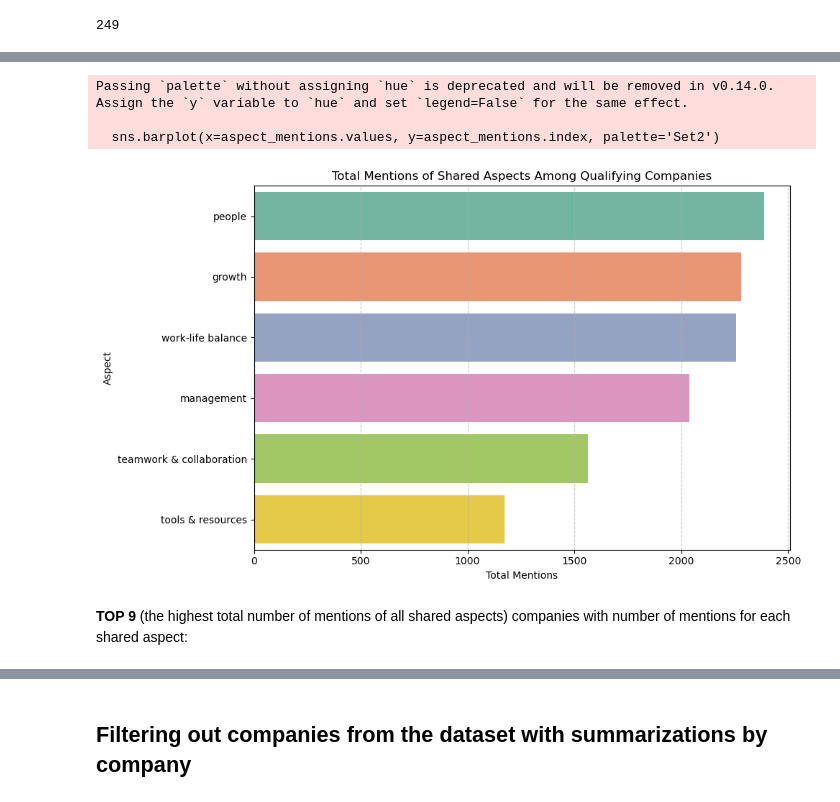
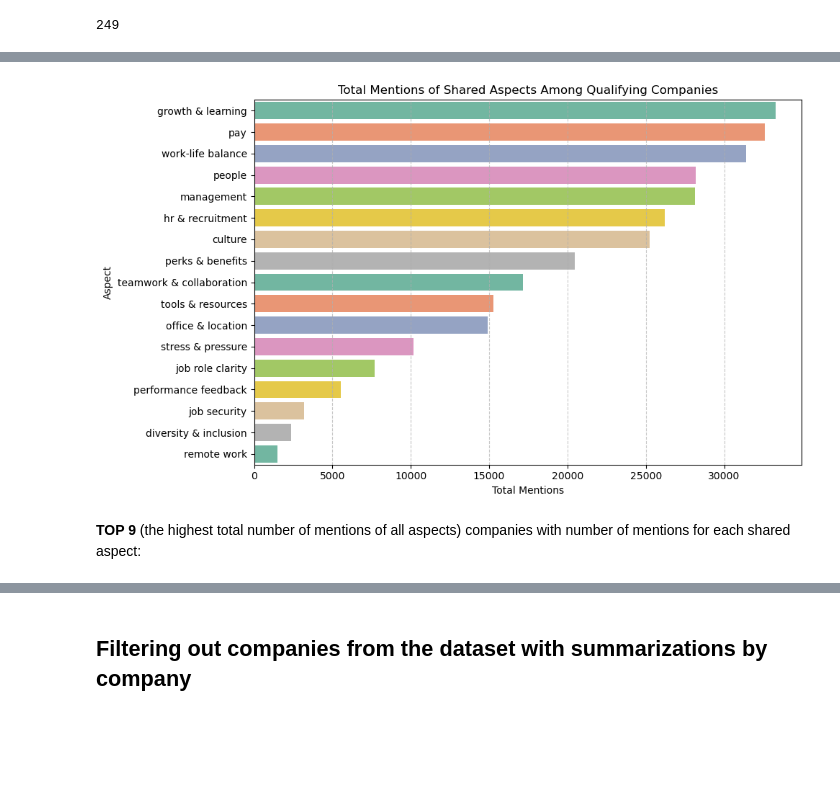
Before and after one commit to javirubio4/glassdoor_reviews, a Jupyter notebook: eda_company_aspects.ipynb, the cells around one changed output, grey strips where cells are left out. Saved outputs shown, nothing was run; the diff lists cells and outputs as text; code cells hidden in the pictures; blank space fills up the shorter version.

```diff
--- a/eda_company_aspects.ipynb
+++ b/eda_company_aspects.ipynb
@@ -444,18 +315,15 @@ avg_aspect_scores
 | 10 | performance feedback | 2.280886 |
 | 13 | stress & pressure | 2.121691 |
 # %%
-# 4) Filter long-form data to only those firms & those 13 aspects
-filtered = df[df["firm"].isin(kept_firms) & df["aspect"].isin(all_aspects)]
+#pivot into two matrices: one for ratings, one for mention counts
+ratings_pivot = df_kept.pivot(index="firm", columns="aspect", values="avg_star_rating")
+counts_pivot  = df_kept.pivot(index="firm", columns="aspect", values="n_mentions")
 
-# 5) Pivot into two matrices: one for ratings, one for mention counts
-ratings_pivot = filtered.pivot(index="firm", columns="aspect", values="avg_star_rating")
-counts_pivot  = filtered.pivot(index="firm", columns="aspect", values="n_mentions")
-
-# 6) Box-plot of rating distributions
+#box-plot of rating distributions
 plt.figure()
 plt.boxplot(
     [ratings_pivot[asp].dropna() for asp in all_aspects],
-    labels=all_aspects
+    tick_labels=all_aspects
 )
 plt.xticks(rotation=90)
 plt.xlabel("Aspect")
@@ -464,11 +332,11 @@ plt.title("Distribution of Aspect Ratings Across the 195 Firms")
 plt.tight_layout()
 plt.show()
 
-# 7) Box-plot of mention-count distributions
+#box-plot of mention-count distributions
 plt.figure()
 plt.boxplot(
     [counts_pivot[asp].dropna() for asp in all_aspects],
-    labels=all_aspects
+    tick_labels=all_aspects
 )
 plt.xticks(rotation=90)
 plt.xlabel("Aspect")
@@ -575,10 +465,7 @@ We are selecting the 13 most common aspects, filtering out the firms that are mi
 # %%
-# pivot out the 195×13 rating matrix (no imputation yet)
+# pivot out the matrix (no imputation yet)
 base_mat = (
-    df[
-        df["firm"].isin(kept_firms) &
-        df["aspect"].isin(all_aspects)
-    ]
+    df_kept
     .pivot(index="firm", columns="aspect", values="avg_star_rating")
 )
 base_mat = base_mat.reindex(index=kept_firms, columns=all_aspects)
@@ -712,26 +589,18 @@ There are **160 companies** that share the same **6 aspects**. Those shared aspe
 # %%
-filtered_df = df[
-    (df['firm'].isin(qualifying_companies)) &
-    (df['aspect'].isin(shared_aspects))
-]
-
-aspect_mentions = filtered_df.groupby('aspect')['n_mentions'].sum().sort_values(ascending=False)
+aspect_mentions = filtered_matrix_df.groupby('aspect')['n_mentions'].sum().sort_values(ascending=False)
 
 plt.figure(figsize=(10, 6))
-sns.barplot(x=aspect_mentions.values, y=aspect_mentions.index, palette='Set2')
+sns.barplot(x=aspect_mentions.values, y=aspect_mentions.index, palette='Set2', hue=aspect_mentions.index, legend=False)
 
 plt.title("Total Mentions of Shared Aspects Among Qualifying Companies")
 plt.xlabel("Total Mentions")
 plt.ylabel("Aspect")
 plt.grid(axis='x', linestyle='--', alpha=0.7)
 plt.tight_layout()
 plt.show()
 # %% [output]
-Passing `palette` without assigning `hue` is deprecated and will be removed in v0.14.0. Assign the `y` variable to `hue` and set `legend=False` for the same effect.
-
-  sns.barplot(x=aspect_mentions.values, y=aspect_mentions.index, palette='Set2')
-[figure, old version]
+[figure, new version]
 # %% [markdown]
-**TOP 9** (the highest total number of mentions of all shared aspects) companies with number of mentions for each shared aspect:
+**TOP 9** (the highest total number of mentions of all aspects) companies with number of mentions for each shared aspect:
 # %%
 top_firms = (
```
Also changed, not shown: parts of 44 cells of this notebook, 4 other files.
